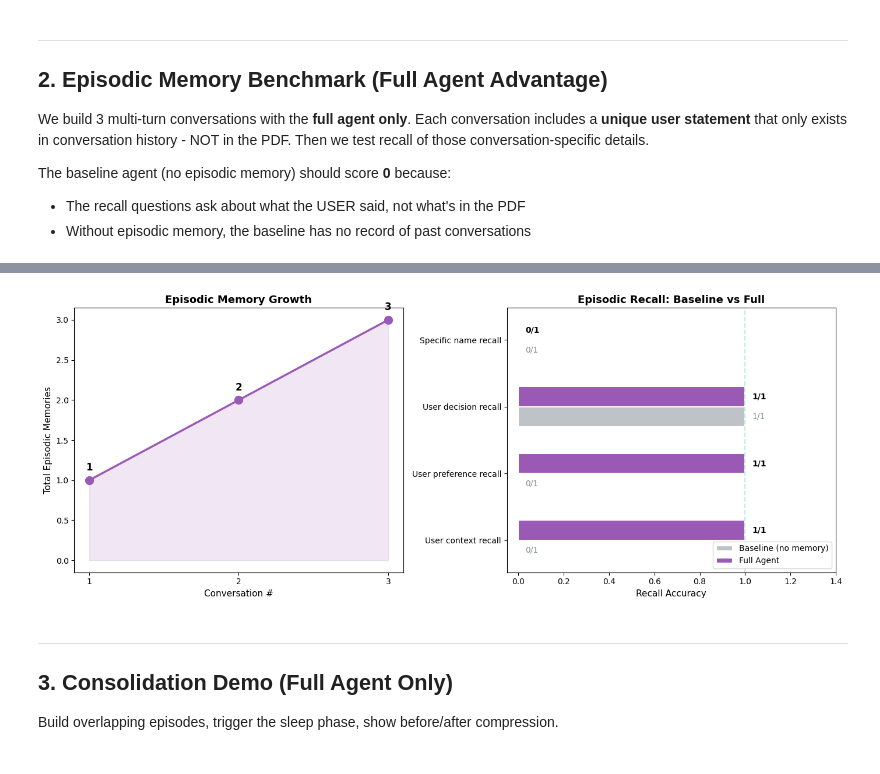
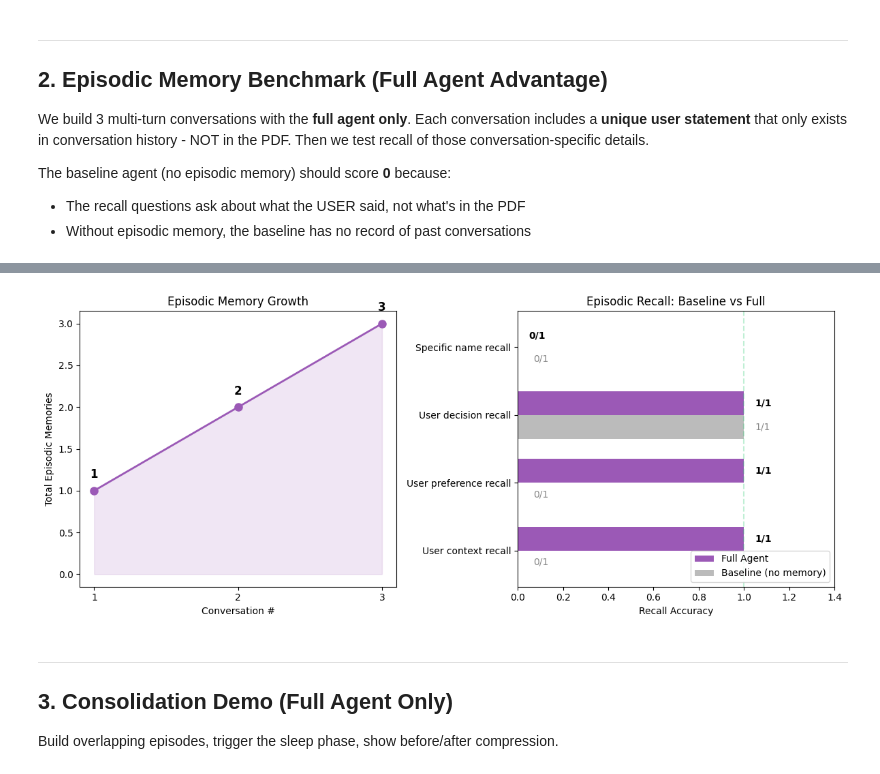
Before and after one commit to apattichis/cognitive-memory-agent, a Jupyter notebook: demo_full.ipynb, the cells around one changed output, grey strips where cells are left out. Cells and saved outputs as stored; diff of their text form; code cells hidden in the pictures.

```diff
--- a/demo_full.ipynb
+++ b/demo_full.ipynb
@@ -576,7 +404,7 @@ for i, conv in enumerate(conversations):
         show_chat(msg, response, agent_name='Full Agent')
     full_agent.new_conversation()
     episode_counts.append(full_agent.episodic.collection.count())
-    display(HTML(f'<div style="color:#7f8c8d;font-size:11px;">Conversation saved. Episodic memories: {episode_counts[-1]}</div>'))
+    print(f'  Saved. Episodic memories: {episode_counts[-1]}')
 
 display(Markdown(f'\n**Episodic memory built: {episode_counts[-1]} memories from {len(conversations)} conversations.**'))
 # %% [output]
@@ -801,52 +610,42 @@ Episodic Recall: Baseline 1/4 | Full Agent 3/4 (Full agent advantage demonstrate
 # %%
-fig, axes = plt.subplots(1, 2, figsize=(14, 5.5))
+fig, axes = plt.subplots(1, 2, figsize=(12, 5))
 
-# Left: Episode accumulation
+# Left: Episode growth
 x = list(range(1, len(episode_counts) + 1))
-axes[0].plot(x, episode_counts, 'o-', color='#9b59b6', linewidth=2.5, markersize=10, zorder=3)
+axes[0].plot(x, episode_counts, 'o-', color='#9b59b6', linewidth=2, markersize=8)
 axes[0].fill_between(x, episode_counts, alpha=0.15, color='#9b59b6')
-axes[0].set_xlabel('Conversation #', fontsize=11)
-axes[0].set_ylabel('Total Episodic Memories', fontsize=11)
-axes[0].set_title('Episodic Memory Growth', fontsize=13, fontweight='bold')
+axes[0].set_xlabel('Conversation #')
+axes[0].set_ylabel('Total Episodic Memories')
+axes[0].set_title('Episodic Memory Growth')
 axes[0].set_xticks(x)
 for i, c in enumerate(episode_counts):
-    axes[0].annotate(str(c), (x[i], c), textcoords='offset points',
-                    xytext=(0, 12), ha='center', fontweight='bold', fontsize=12)
+    axes[0].text(x[i], c + 0.15, str(c), ha='center', fontweight='bold', fontsize=12)
 
-# Right: Recall comparison - baseline vs full
-topics = [t['topic'] for t in recall_tests]
-b_scores = [r['hits']/r['total'] for r in recall_baseline]
-f_scores = [r['hits']/r['total'] for r in recall_full]
+# Right: Recall comparison
+categories = [t['topic'] for t in recall_tests]
+b_scores = [int(recall_baseline[i]['passed']) for i in range(len(recall_tests))]
+f_scores = [int(recall_full[i]['passed']) for i in range(len(recall_tests))]
+y = np.arange(len(categories))
+h = 0.35
 
-y_pos = np.arange(len(topics))
-bar_h = 0.30
-
-axes[1].barh(y_pos - bar_h/2, b_scores, bar_h, color='#bdc3c7', edgecolor='white',
-             linewidth=1.5, label='Baseline (no memory)')
-axes[1].barh(y_pos + bar_h/2, f_scores, bar_h, color='#9b59b6', edgecolor='white',
-             linewidth=1.5, label='Full Agent')
-
-for i in range(len(topics)):
-    axes[1].text(max(b_scores[i], 0.0) + 0.03, y_pos[i] - bar_h/2,
-                f'{recall_baseline[i]["hits"]}/{recall_baseline[i]["total"]}',
-                va='center', fontsize=10, color='#7f8c8d')
-    axes[1].text(max(f_scores[i], 0.0) + 0.03, y_pos[i] + bar_h/2,
-                f'{recall_full[i]["hits"]}/{recall_full[i]["total"]}',
-                va='center', fontsize=10, fontweight='bold')
-
-axes[1].set_yticks(y_pos)
-axes[1].set_yticklabels(topics, fontsize=10)
-axes[1].set_xlim(-0.05, 1.4)
-axes[1].set_xlabel('Recall Accuracy', fontsize=11)
-axes[1].set_title('Episodic Recall: Baseline vs Full', fontsize=13, fontweight='bold')
-axes[1].legend(loc='lower right', fontsize=10)
+axes[1].barh(y + h/2, f_scores, h, color='#9b59b6', label='Full Agent')
+axes[1].barh(y - h/2, b_scores, h, color='#bbb', label='Baseline (no memory)')
+for i in range(len(categories)):
+    axes[1].text(f_scores[i] + 0.05, y[i] + h/2, f'{f_scores[i]}/1', va='center', fontweight='bold')
+    axes[1].text(max(b_scores[i], 0.02) + 0.05, y[i] - h/2, f'{b_scores[i]}/1', va='center', color='#888')
+axes[1].set_yticks(y)
+axes[1].set_yticklabels(categories)
+axes[1].set_xlabel('Recall Accuracy')
+axes[1].set_title('Episodic Recall: Baseline vs Full')
+axes[1].set_xlim(0, 1.4)
 axes[1].axvline(x=1.0, color='#2ecc71', linestyle='--', alpha=0.3)
+axes[1].legend(loc='lower right')
 
 plt.tight_layout()
 plt.savefig('figures/episodic_test.png', dpi=150, bbox_inches='tight', facecolor='white')
 plt.show()
 # %% [output]
-[figure, old version]
+[figure, new version]
 # %% [markdown]
 ---
 ## 3. Consolidation Demo (Full Agent Only)
```
Also changed, not shown: parts of 15 cells of this notebook, 6 other files.
